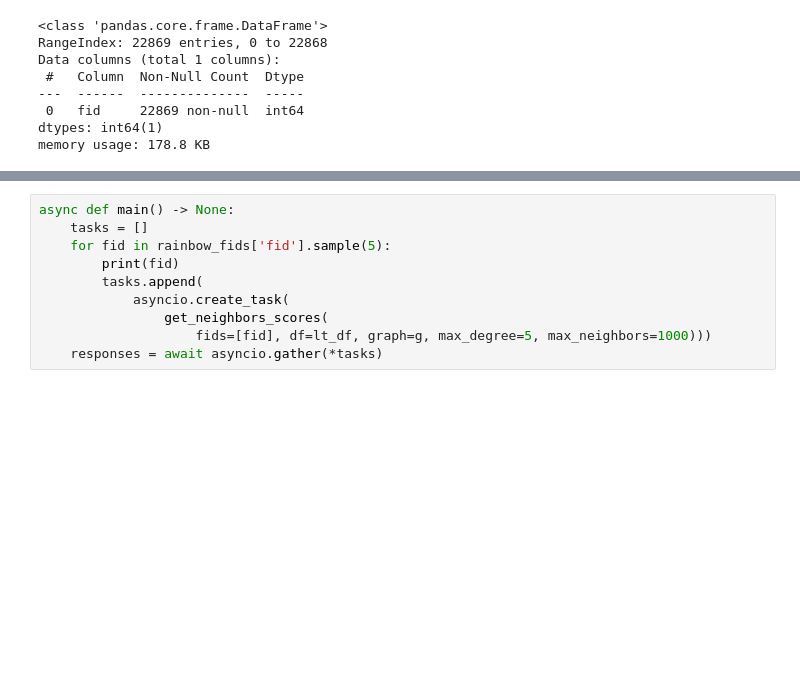
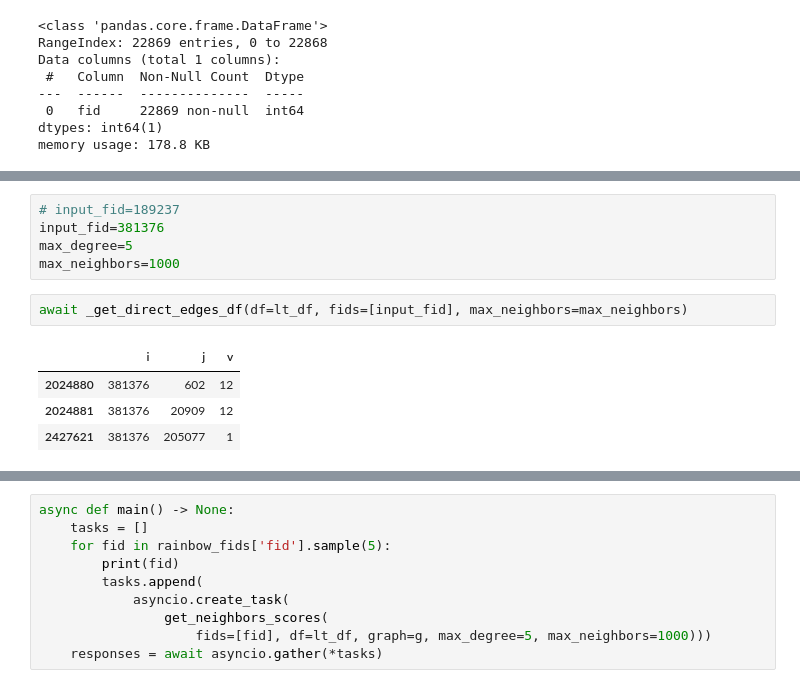
Before and after one commit to Karma3Labs/farcaster-graph, a Jupyter notebook: notebooks/GenPersonalGraph.ipynb, the cells around one changed output, grey strips where cells are left out. Saved outputs shown, nothing was run; the diff lists cells and outputs as text; blank space fills up the shorter version.

```diff
--- a/notebooks/GenPersonalGraph.ipynb
+++ b/notebooks/GenPersonalGraph.ipynb
@@ -296 +189,13 @@ memory usage: 178.8 KB
+# %%
+# input_fid=189237
+input_fid=381376
+max_degree=5
+max_neighbors=1000
+# %%
+await _get_direct_edges_df(df=lt_df, fids=[input_fid], max_neighbors=max_neighbors)
+# %% [output]
+|  | i | j | v |
+| 2024880 | 381376 | 602 | 12 |
+| 2024881 | 381376 | 20909 | 12 |
+| 2427621 | 381376 | 205077 | 1 |
 # %%
```
Also changed, not shown: parts of 28 cells of this notebook, 1 other file.
